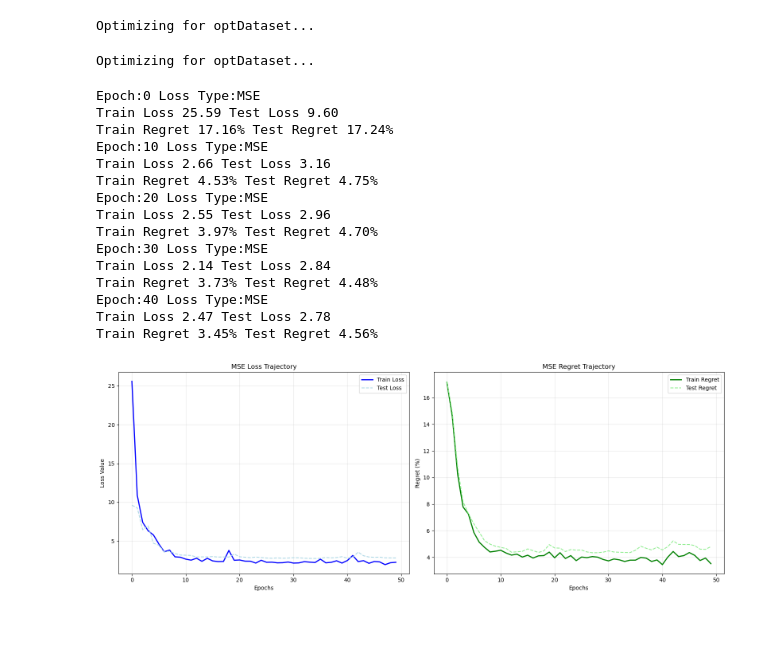
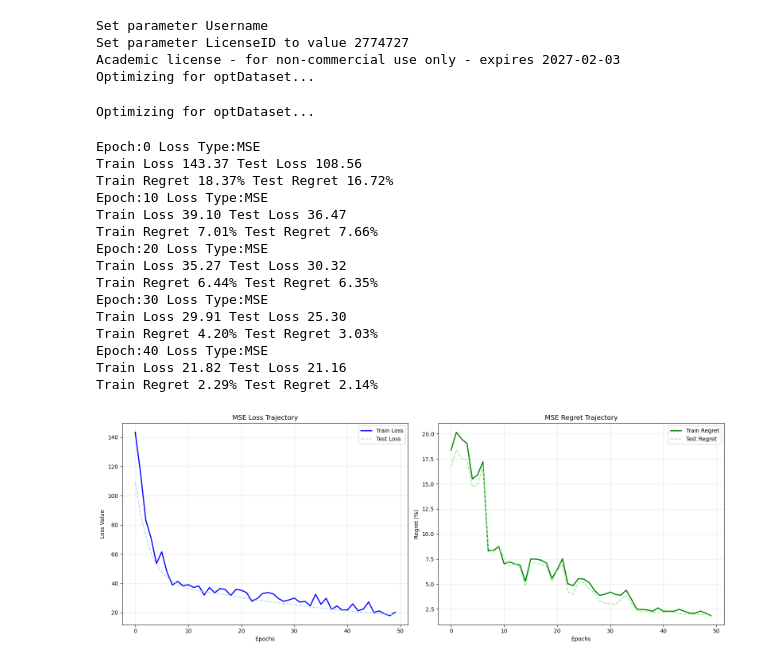
Before and after one commit to saloper/decision-focused-bike-rebalancing, a Jupyter notebook: Knapsack Problems/SPO/knapsack_spo_explore.ipynb, the cells around one changed output. Cells and saved outputs as stored; diff of their text form; code cells hidden in the pictures; blank space fills up the shorter version.

Commit message:
overhaul of code to custom data generation process

```diff
--- a/Knapsack Problems/SPO/knapsack_spo_explore.ipynb
+++ b/Knapsack Problems/SPO/knapsack_spo_explore.ipynb
@@ -23,0 +23,25 @@ x_train, x_test, c_train, c_test = train_test_split(x, c, test_size= int(n *.9))
+# %%
+#Parameters
+i = 10 #items
+n = 1000 #samples of data
+d = 1 #numper of features
+p = 1 #power of polynomial cost function
+ec = 1 #noise multiplier for generating costs
+ew = 1 #noise multiplied for generating weights
+capPCT = 0.4 #capacity of knapsack as a % of total weight
+
+#Generate Random Features
+x = 10 * torch.rand((d,n))
+#Generate Random Mapping
+A = torch.randn((i,d))
+#Generate Costs
+c = (A @ x) ** p
+#Add Noise to Costs
+c += ec * (torch.mean(c, dim=1, keepdim=True) * torch.rand(i,1) * torch.randn_like(c))
+#Shift Values to have minimum at zero
+c -= torch.min(c, dim=1, keepdim=True).values
+#Generate Weights
+w = torch.mean(c, dim=1) + (ew * torch.std(c, dim=1) * torch.randn(i))
+w -= torch.min(w) - 1
+#Calculate capacity
+capacity = [int(torch.sum(w) * capPCT)]
@@ -24,14 +75,19 @@ x_train, x_test, c_train, c_test = train_test_split(x, c, test_size= int(n *.9))
 # %%
+#Split Data Into Train / Test
+x_train, x_test, c_train, c_test = train_test_split(x.T, c.T, test_size= int(n *.9))
+
 #Create Optimization Model Datasets, and Data Loaders
-optmodel = pyepo.model.grb.knapsackModel(weights, caps)
-
+optmodel = pyepo.model.grb.knapsackModel(w.view(1, -1), capacity)
 dataset_train = pyepo.data.dataset.optDataset(optmodel, x_train, c_train)
 dataset_test = pyepo.data.dataset.optDataset(optmodel, x_test, c_test)
 
-batch_size = 64
+batch_size = 32
 loader_train = DataLoader(dataset_train, batch_size=batch_size, shuffle=True)
 loader_test = DataLoader(dataset_test, batch_size=1, shuffle=False)
 # %% [output]
+Set parameter Username
+Set parameter LicenseID to value 2774727
+Academic license - for non-commercial use only - expires 2027-02-03
 Optimizing for optDataset...
 Optimizing for optDataset...
 # %%
@@ -41,7 +97,7 @@ Optimizing for optDataset...
 class LinearRegression(nn.Module):
     def __init__(self):
         super(LinearRegression, self).__init__()
-        self.linear = nn.Linear(p, m)
+        self.linear = nn.Linear(d, i)
 
     def forward(self, x):
         out = self.linear(x)
@@ -133,25 +189,25 @@ def plotLearningCurves(train_loss, test_loss, train_regret, test_regret, name):
     plt.tight_layout()
     plt.show()
 # %%
-model = MLP(p, 16, m)
+model_mse = LinearRegression()
 mse = nn.MSELoss()
-logs = trainModel(model, mse, "MSE", epochs=50)
-plotLearningCurves(*logs, name="MSE")
+logs_mse = trainModel(model_mse, mse, "MSE", epochs=50)
+plotLearningCurves(*logs_mse, name="MSE")
 # %% [output]
 Epoch:0 Loss Type:MSE
-Train Loss 25.59 Test Loss 9.60
-Train Regret 17.16% Test Regret 17.24%
+Train Loss 143.37 Test Loss 108.56
+Train Regret 18.37% Test Regret 16.72%
 Epoch:10 Loss Type:MSE
-Train Loss 2.66 Test Loss 3.16
-Train Regret 4.53% Test Regret 4.75%
+Train Loss 39.10 Test Loss 36.47
+Train Regret 7.01% Test Regret 7.66%
 Epoch:20 Loss Type:MSE
-Train Loss 2.55 Test Loss 2.96
-Train Regret 3.97% Test Regret 4.70%
+Train Loss 35.27 Test Loss 30.32
+Train Regret 6.44% Test Regret 6.35%
 Epoch:30 Loss Type:MSE
-Train Loss 2.14 Test Loss 2.84
-Train Regret 3.73% Test Regret 4.48%
+Train Loss 29.91 Test Loss 25.30
+Train Regret 4.20% Test Regret 3.03%
 Epoch:40 Loss Type:MSE
-Train Loss 2.47 Test Loss 2.78
-Train Regret 3.45% Test Regret 4.56%
+Train Loss 21.82 Test Loss 21.16
+Train Regret 2.29% Test Regret 2.14%
-[figure, old version]
+[figure, new version]
 # %%
```
Also changed, not shown: parts of 10 cells of this notebook.
